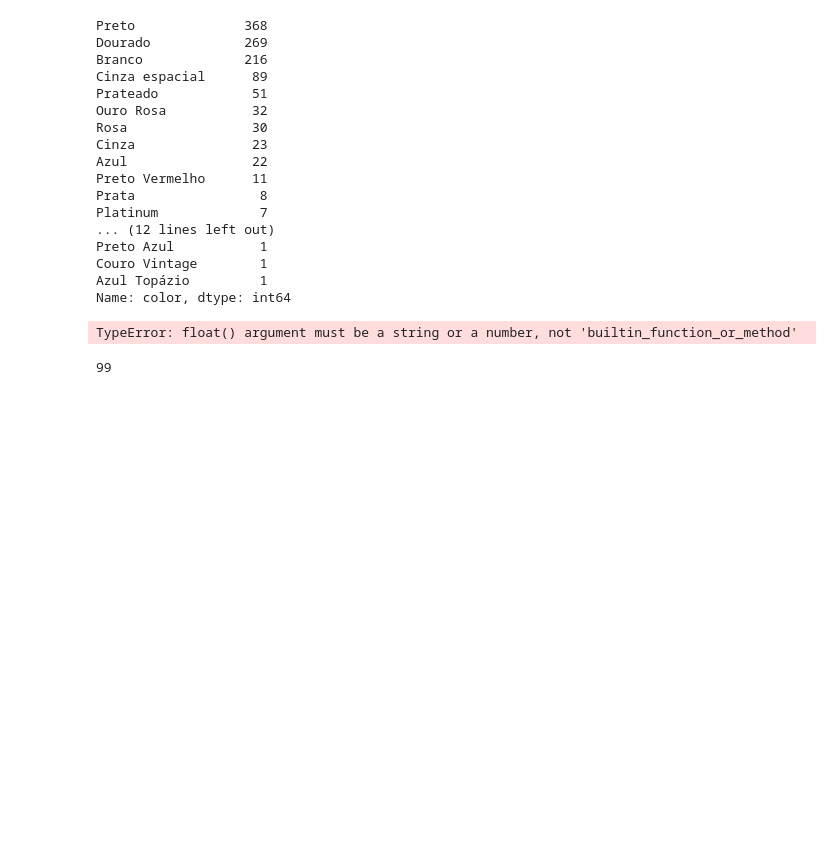
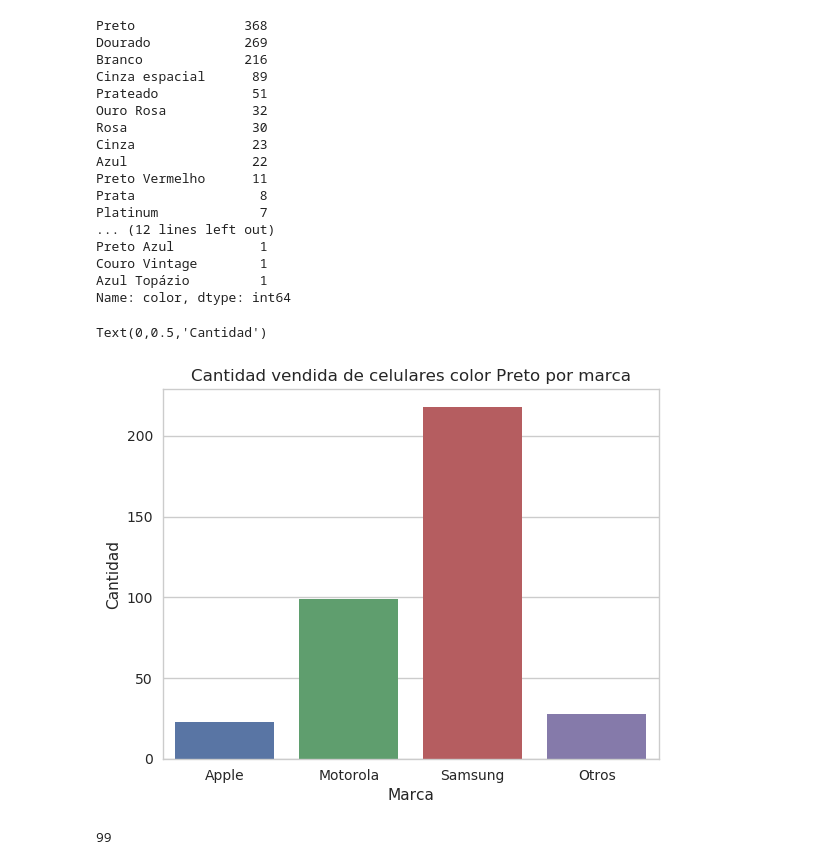
Before and after one commit to EugeniaFranchi/TP-Datos, a Jupyter notebook: TpDatos.ipynb, the cells around one changed output. Drawn from its saved outputs; the diff is of its cells as text; code cells hidden in the pictures; blank space fills up the shorter version.

```diff
--- a/TpDatos.ipynb
+++ b/TpDatos.ipynb
@@ -325,11 +325,16 @@ color_preto = dataframe[dataframe['color']=='Preto'].loc[(dataframe['marca'] !=
 color_preto_others=len(color_preto)
 color_preto_others
 
-cantidadPorModelo=[color_preto_app,color_preto_moto,color_preto_others,color_preto_sam]
+cantidadPorModelo=[color_preto_app,color_preto_moto,color_preto_sam,color_preto_others]
+cantidadPorModeloIndex=['Apple','Motorola','Samsung','Otros']
-# %%
-g=sns.barplot(x=cantidadPorModelo.index,y=cantidadPorModelo.count)
-# %% [output]
-TypeError: float() argument must be a string or a number, not 'builtin_function_or_method'
+# %%
+g=sns.barplot(x=cantidadPorModeloIndex,y=cantidadPorModelo)
+g.set_title('Cantidad vendida de celulares color Preto por marca')
+g.set_xlabel('Marca')
+g.set_ylabel('Cantidad')
+# %% [output]
+Text(0,0.5,'Cantidad')
+[figure, added]
 # %%
 # %% [output]
 99
```
